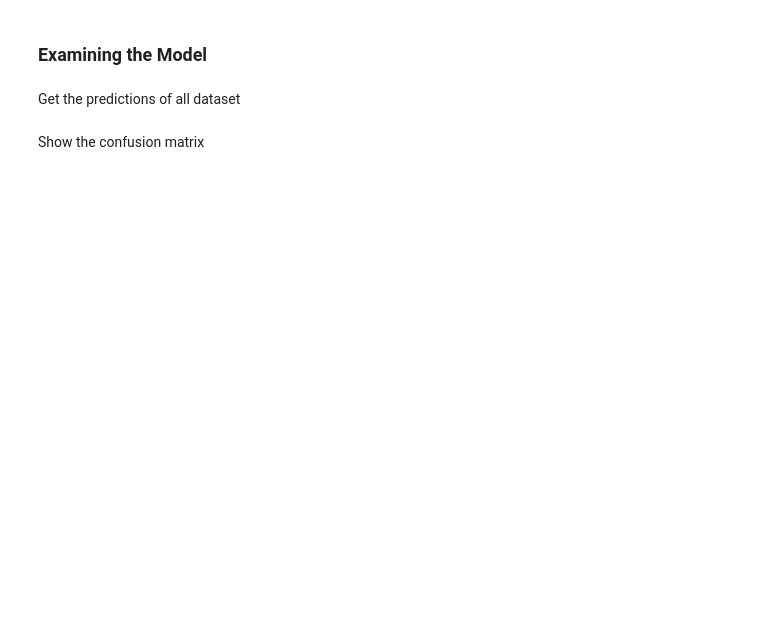
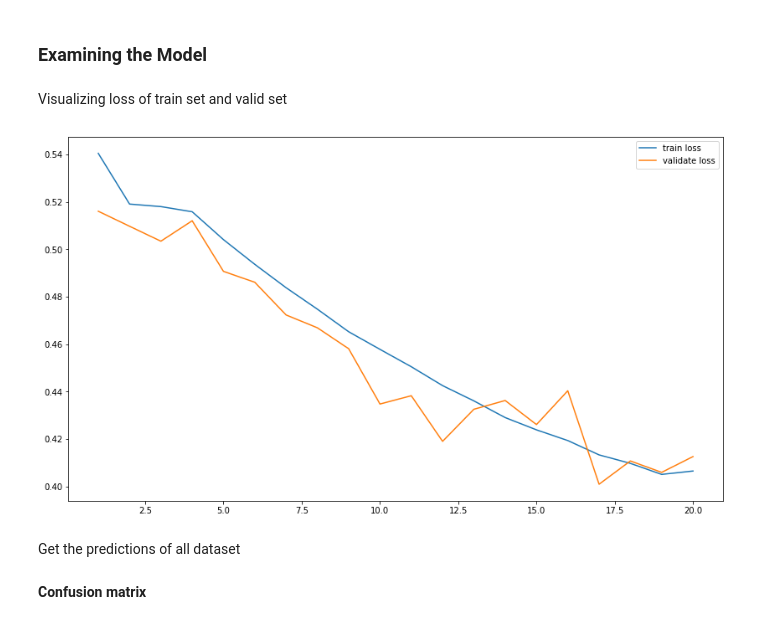
Before and after one commit to TrungLuong1194/breast-cancer-classification, a Jupyter notebook: MLP_v2.ipynb, the cells around one changed output. Saved outputs shown, nothing was run; the diff lists cells and outputs as text; code cells hidden in the pictures; blank space fills up the shorter version.

```diff
--- a/MLP_v2.ipynb
+++ b/MLP_v2.ipynb
@@ -197,7 +199,7 @@ class MLP(nn.Module):
         self.layer_3 = nn.Linear(num_layer_2, num_layer_3)
         self.layer_out = nn.Linear(num_layer_3, output_dim)
 
-        self.silu = nn.SiLU()
+        self.relu = nn.ReLU()
         self.dropout = nn.Dropout(p=0.2)
         self.batch_norm_3 = nn.BatchNorm1d(num_layer_3)
 
@@ -206,11 +208,11 @@ class MLP(nn.Module):
         batch_size = x.shape[0]
         x = x.view(batch_size, -1)
 
-        h_1 = self.silu(self.layer_1(x))
+        h_1 = self.relu(self.layer_1(x))
 
-        h_2 = self.silu(self.layer_2(h_1))
+        h_2 = self.relu(self.layer_2(h_1))
 
-        h_3 = self.silu(self.layer_3(h_2))
+        h_3 = self.relu(self.layer_3(h_2))
         h_3 = self.batch_norm_3(h_3)
         h_3 = self.dropout(h_3)
 
@@ -393,6 +395,8 @@ def epoch_time(start_time, end_time):
 EPOCHS = 20
 
 best_valid_loss = float('inf')
+train_loss_list = list()
+valid_loss_list = list()
 
 for epoch in range(EPOCHS):
 
@@ -400,6 +404,9 @@ for epoch in range(EPOCHS):
 
     train_loss, train_acc = train(model, X_train, y_train, optimizer, criterion, device, batch_size=32)
     valid_loss, valid_acc = evaluate(model, X_valid, y_valid, criterion, device, batch_size=32)
+
+    train_loss_list.append(train_loss)
+    valid_loss_list.append(valid_loss)
 
     if valid_loss < best_valid_loss:
         best_valid_loss = valid_loss
@@ -443,5 +452,19 @@ Test Loss: 0.385 | Test Acc: 83.81%
 # %% [markdown]
 ### **Examining the Model**
+# %% [markdown]
+Visualizing loss of train set and valid set
+# %%
+epoch_list = np.arange(1, 21)
+# %%
+fig, ax = plt.subplots(figsize=(14,8))
+
+ax.plot(epoch_list, train_loss_list, label='train loss')
+ax.plot(epoch_list, valid_loss_list, label='validate loss')
+
+ax.legend()
+plt.show()
+# %% [output]
+[figure, added]
 # %% [markdown]
 Get the predictions of all dataset
 # %%
@@ -465,8 +488,8 @@ def get_predictions(model, X, y, device, batch_size):
     return np.array(predict_label)
 # %%
 predict_label = get_predictions(model, X_test, y_test, device, batch_size=32)
-# %% [markdown]
-Show the confusion matrix
+# %% [markdown]
+**Confusion matrix**
 # %%
 cm = confusion_matrix(y_test, predict_label)
 print(cm)
```
Also changed, not shown: parts of 12 cells of this notebook, 1 other file.
